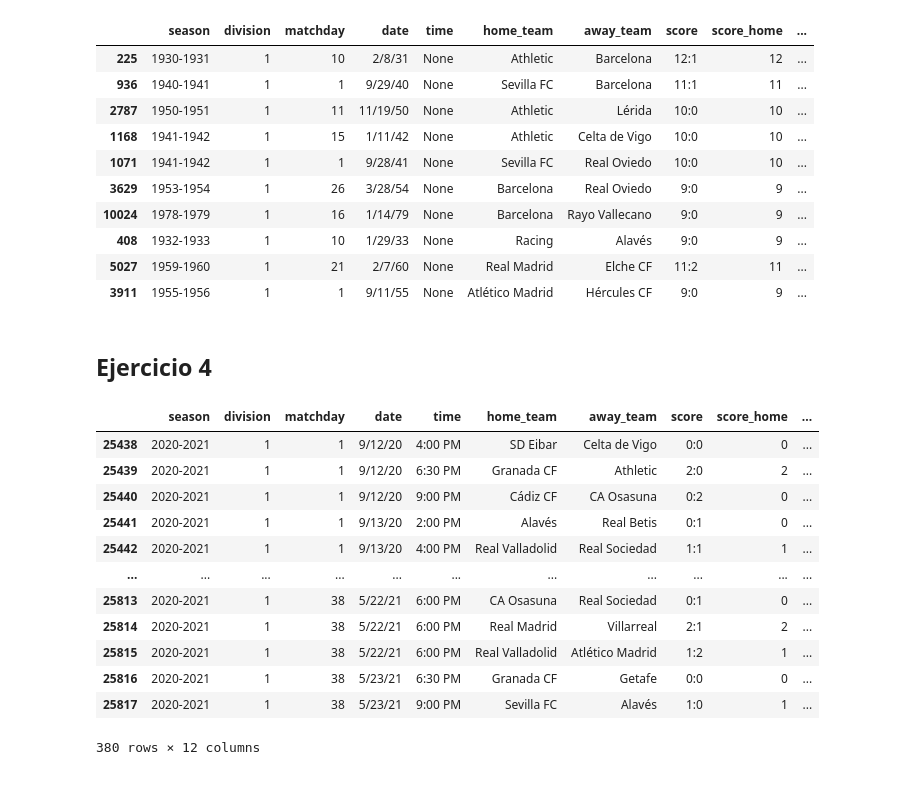
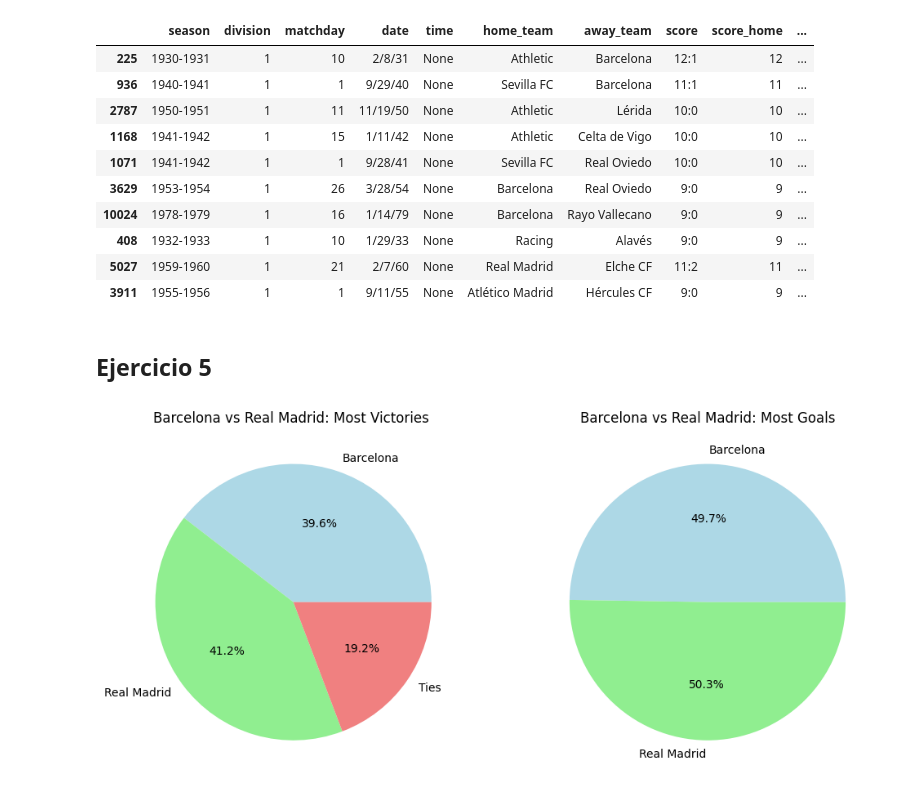
Before and after one commit to jorgers29/Spanish_Football_Analysis, a Jupyter notebook: analysis/LaLigaDataAnalysis.ipynb, the cells around one changed output. Saved outputs shown, nothing was run; the diff lists cells and outputs as text; code cells hidden in the pictures.

Commit message:
ejercicios 5-9

```diff
--- a/analysis/LaLigaDataAnalysis.ipynb
+++ b/analysis/LaLigaDataAnalysis.ipynb
@@ -187,21 +187,31 @@ highest_goal_dif
 | 5027 | 1959-1960 | 1 | 21 | 2/7/60 | None | Real Madrid | Elche CF | 11:2 | 11 | ... |
 | 3911 | 1955-1956 | 1 | 1 | 9/11/55 | None | Atlético Madrid | Hércules CF | 9:0 | 9 | ... |
 # %% [markdown]
-## Ejercicio 4
+## Ejercicio 5
-# %%
-df_season_2021 = df_clean.loc[(df_clean['division'] == 1) & (df_clean["season"] == "2020-2021")]
-df_season_2021
-# %% [output]
-|  | season | division | matchday | date | time | home_team | away_team | score | score_home | ... |
-| 25438 | 2020-2021 | 1 | 1 | 9/12/20 | 4:00 PM | SD Eibar | Celta de Vigo | 0:0 | 0 | ... |
-| 25439 | 2020-2021 | 1 | 1 | 9/12/20 | 6:30 PM | Granada CF | Athletic | 2:0 | 2 | ... |
-| 25440 | 2020-2021 | 1 | 1 | 9/12/20 | 9:00 PM | Cádiz CF | CA Osasuna | 0:2 | 0 | ... |
-| 25441 | 2020-2021 | 1 | 1 | 9/13/20 | 2:00 PM | Alavés | Real Betis | 0:1 | 0 | ... |
-| 25442 | 2020-2021 | 1 | 1 | 9/13/20 | 4:00 PM | Real Valladolid | Real Sociedad | 1:1 | 1 | ... |
-| ... | ... | ... | ... | ... | ... | ... | ... | ... | ... | ... |
-| 25813 | 2020-2021 | 1 | 38 | 5/22/21 | 6:00 PM | CA Osasuna | Real Sociedad | 0:1 | 0 | ... |
-| 25814 | 2020-2021 | 1 | 38 | 5/22/21 | 6:00 PM | Real Madrid | Villarreal | 2:1 | 2 | ... |
-| 25815 | 2020-2021 | 1 | 38 | 5/22/21 | 6:00 PM | Real Valladolid | Atlético Madrid | 1:2 | 1 | ... |
-| 25816 | 2020-2021 | 1 | 38 | 5/23/21 | 6:30 PM | Granada CF | Getafe | 0:0 | 0 | ... |
-| 25817 | 2020-2021 | 1 | 38 | 5/23/21 | 9:00 PM | Sevilla FC | Alavés | 1:0 | 1 | ... |
-380 rows × 12 columns
+# %%
+df_confrontations = df_clean[(df_clean['home_team'].isin(['Barcelona', 'Real Madrid'])) & (df_clean['away_team'].isin(['Barcelona', 'Real Madrid']))]
+
+barcelona_wins = len(df_confrontations[(df_confrontations['home_team'] == 'Barcelona') & (df_confrontations['score_home'] > df_confrontations['score_visitor'])] +
+                     df_confrontations[(df_confrontations['away_team'] == 'Barcelona') & (df_confrontations['score_home'] < df_confrontations['score_visitor'])])
+
+real_madrid_wins = len(df_confrontations[(df_confrontations['home_team'] == 'Real Madrid') & (df_confrontations['score_home'] > df_confrontations['score_visitor'])] +
+                       df_confrontations[(df_confrontations['away_team'] == 'Real Madrid') & (df_confrontations['score_home'] < df_confrontations['score_visitor'])])
+
+barcelona_madrid_ties = len(df_confrontations[(df_confrontations['home_team'] == 'Barcelona') & (df_confrontations['score_home'] == df_confrontations['score_visitor'])] +
+                     df_confrontations[(df_confrontations['away_team'] == 'Barcelona') & (df_confrontations['score_home'] == df_confrontations['score_visitor'])])
+# %%
+barcelona_goals = df_confrontations[(df_confrontations['home_team'] == 'Barcelona')]['score_home'].astype(int).sum() + df_confrontations[(df_confrontations['away_team'] == 'Barcelona')]['score_visitor'].astype(int).sum()
+real_madrid_goals = df_confrontations[(df_confrontations['home_team'] == 'Real Madrid')]['score_home'].astype(int).sum() + df_confrontations[(df_confrontations['away_team'] == 'Real Madrid')]['score_visitor'].astype(int).sum()
+# %%
+colors = ['lightblue', 'lightgreen', 'lightcoral']
+figure_3, axes_3 = plt.subplots(1, 2, figsize=(12, 6))
+
+axes_3[0].pie([barcelona_wins, real_madrid_wins, barcelona_madrid_ties], labels=['Barcelona', 'Real Madrid', 'Ties'], autopct='%1.1f%%', colors=colors)
+axes_3[0].set_title('Barcelona vs Real Madrid: Most Victories ')
+
+axes_3[1].pie([barcelona_goals, real_madrid_goals], labels=['Barcelona', 'Real Madrid'], autopct='%1.1f%%',colors=colors)
+axes_3[1].set_title('Barcelona vs Real Madrid: Most Goals')
+
+plt.show()
+# %% [output]
+[figure, added]
```
Also changed, not shown: parts of 4 cells of this notebook.
